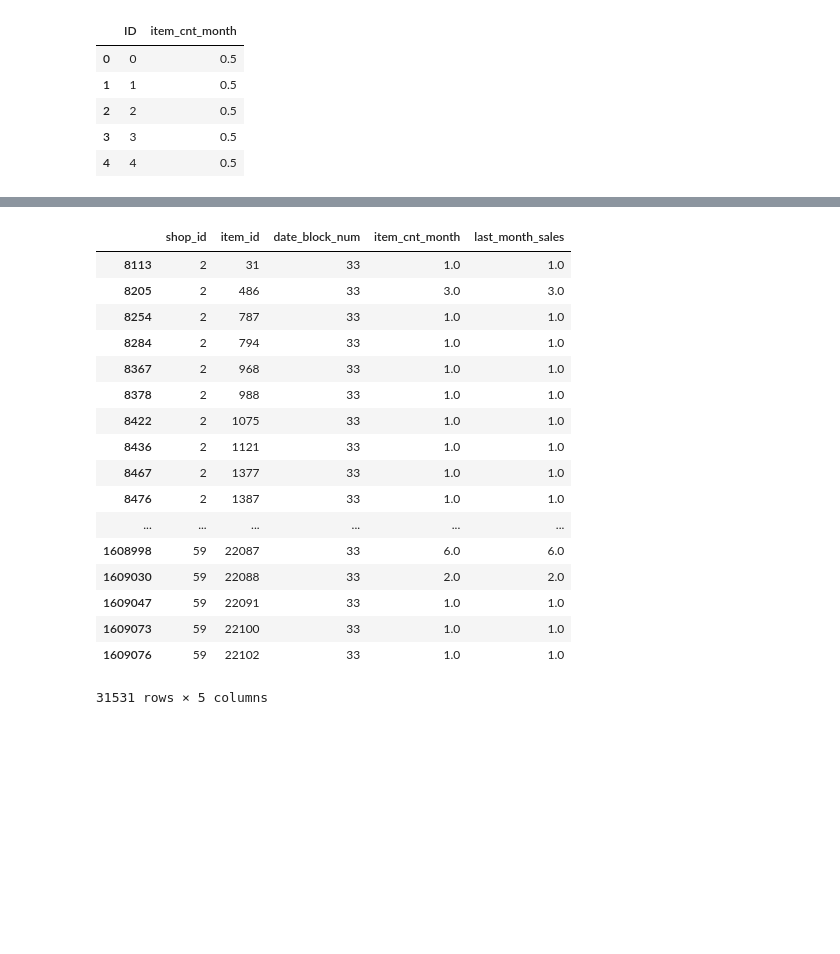
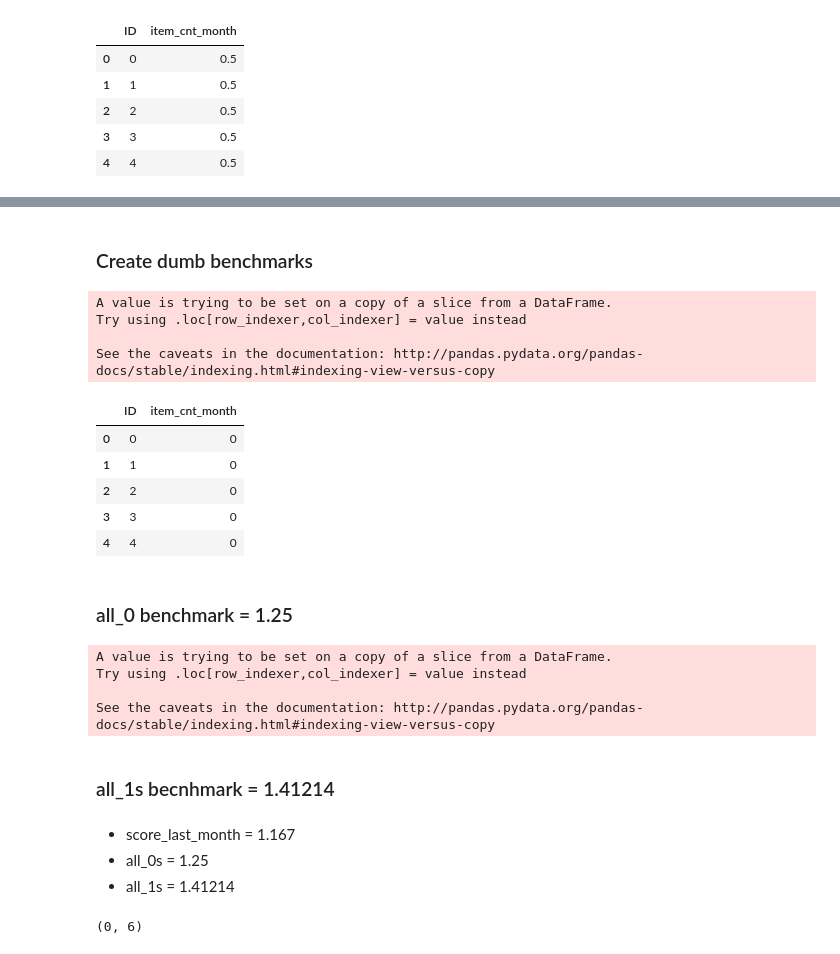
Before and after one commit to akash13singh/coursera_ds_competitions, a Jupyter notebook: kaggle_sales_predict/final.ipynb, the cells around one changed output, grey strips where cells are left out. Cells and saved outputs as stored; diff of their text form; code cells hidden in the pictures; blank space fills up the shorter version.

```diff
--- a/kaggle_sales_predict/final.ipynb
+++ b/kaggle_sales_predict/final.ipynb
@@ -276,21 +111,41 @@ train = last_month_transformer.transform(train)
-# %%
-train.loc[train["date_block_num"] == 33]
-# %% [output]
-|  | shop_id | item_id | date_block_num | item_cnt_month | last_month_sales |
-| 8113 | 2 | 31 | 33 | 1.0 | 1.0 |
-| 8205 | 2 | 486 | 33 | 3.0 | 3.0 |
-| 8254 | 2 | 787 | 33 | 1.0 | 1.0 |
-| 8284 | 2 | 794 | 33 | 1.0 | 1.0 |
-| 8367 | 2 | 968 | 33 | 1.0 | 1.0 |
-| 8378 | 2 | 988 | 33 | 1.0 | 1.0 |
-| 8422 | 2 | 1075 | 33 | 1.0 | 1.0 |
-| 8436 | 2 | 1121 | 33 | 1.0 | 1.0 |
-| 8467 | 2 | 1377 | 33 | 1.0 | 1.0 |
-| 8476 | 2 | 1387 | 33 | 1.0 | 1.0 |
-| ... | ... | ... | ... | ... | ... |
-| 1608998 | 59 | 22087 | 33 | 6.0 | 6.0 |
-| 1609030 | 59 | 22088 | 33 | 2.0 | 2.0 |
-| 1609047 | 59 | 22091 | 33 | 1.0 | 1.0 |
-| 1609073 | 59 | 22100 | 33 | 1.0 | 1.0 |
-| 1609076 | 59 | 22102 | 33 | 1.0 | 1.0 |
-31531 rows × 5 columns
+# %% [markdown]
+### Create dumb benchmarks
+# %%
+test_all_zeroes = test[["ID"]] # if we take only a single ssuare brackets we get a series not a DF
+test_all_zeroes["item_cnt_month"] = 0
+test_all_zeroes.to_csv("all_0.csv",index=False)
+# %% [output]
+A value is trying to be set on a copy of a slice from a DataFrame.
+Try using .loc[row_indexer,col_indexer] = value instead
+
+See the caveats in the documentation: http://pandas.pydata.org/pandas-docs/stable/indexing.html#indexing-view-versus-copy
+# %%
+test_all_zeroes.head()
+# %% [output]
+|  | ID | item_cnt_month |
+| 0 | 0 | 0 |
+| 1 | 1 | 0 |
+| 2 | 2 | 0 |
+| 3 | 3 | 0 |
+| 4 | 4 | 0 |
+# %% [markdown]
+### all_0 benchmark = 1.25
+# %%
+test_all_ones = test[["ID"]]
+test_all_ones["item_cnt_month"] = 1
+test_all_ones.to_csv("all_1.csv",index=False)
+# %% [output]
+A value is trying to be set on a copy of a slice from a DataFrame.
+Try using .loc[row_indexer,col_indexer] = value instead
+
+See the caveats in the documentation: http://pandas.pydata.org/pandas-docs/stable/indexing.html#indexing-view-versus-copy
+# %% [markdown]
+### all_1s becnhmark = 1.41214
+# %% [markdown]
+* score_last_month = 1.167
+* all_0s = 1.25
+* all_1s = 1.41214
+# %%
+sales.loc[sales["item_cnt_day"]==0].shape
+# %% [output]
+(0, 6)
```
Also changed, not shown: parts of 81 cells of this notebook, 8 other files.
